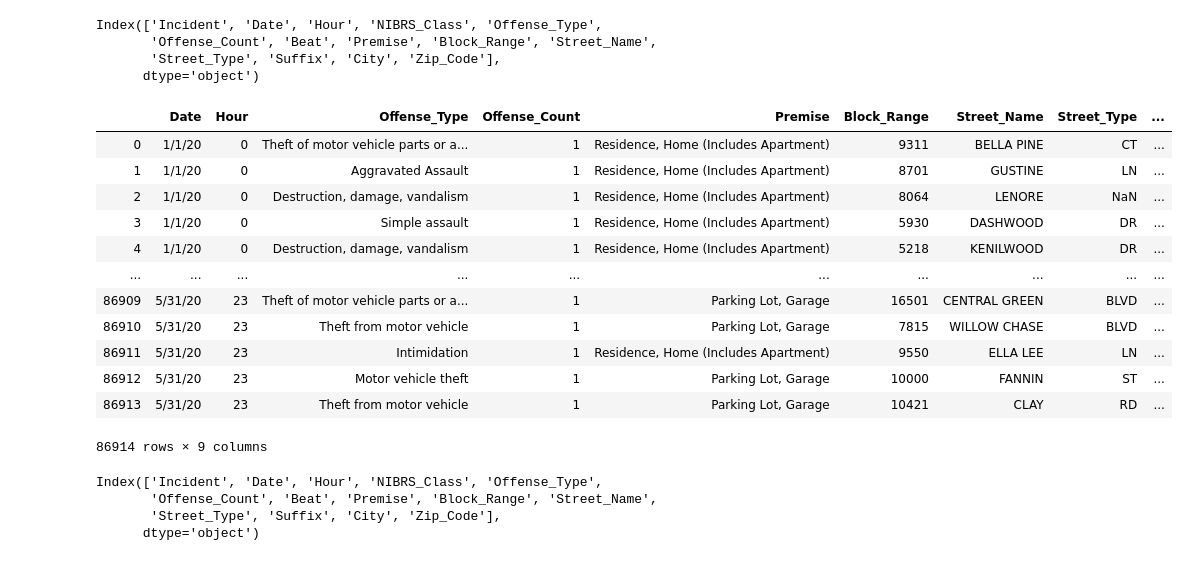
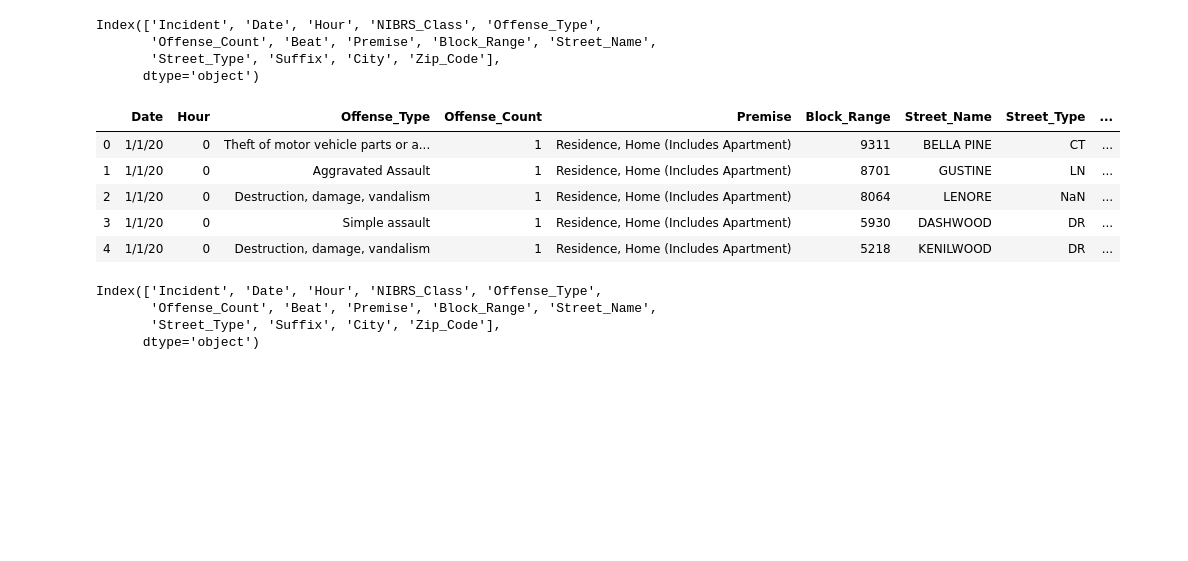
Before and after one commit to florin-vasiliu/Houston-Crime-Analysis, a Jupyter notebook: data_clean_up/data_clean_up.ipynb, the cells around one changed output. Saved outputs shown, nothing was run; the diff lists cells and outputs as text; code cells hidden in the pictures; blank space fills up the shorter version.

```diff
--- a/data_clean_up/data_clean_up.ipynb
+++ b/data_clean_up/data_clean_up.ipynb
@@ -22,21 +22,14 @@ Index(['Incident', 'Date', 'Hour', 'NIBRS_Class', 'Offense_Type',
 # %%
 # Only take 2020 data we need
 crime_2020_df = crime_2020_df[['Date','Hour','Offense_Type','Offense_Count','Premise','Block_Range','Street_Name','Street_Type','City']]
-crime_2020_df
+crime_2020_df.head()
 # %% [output]
 |  | Date | Hour | Offense_Type | Offense_Count | Premise | Block_Range | Street_Name | Street_Type | ... |
 | 0 | 1/1/20 | 0 | Theft of motor vehicle parts or a... | 1 | Residence, Home (Includes Apartment) | 9311 | BELLA PINE | CT | ... |
 | 1 | 1/1/20 | 0 | Aggravated Assault | 1 | Residence, Home (Includes Apartment) | 8701 | GUSTINE | LN | ... |
 | 2 | 1/1/20 | 0 | Destruction, damage, vandalism | 1 | Residence, Home (Includes Apartment) | 8064 | LENORE | NaN | ... |
 | 3 | 1/1/20 | 0 | Simple assault | 1 | Residence, Home (Includes Apartment) | 5930 | DASHWOOD | DR | ... |
 | 4 | 1/1/20 | 0 | Destruction, damage, vandalism | 1 | Residence, Home (Includes Apartment) | 5218 | KENILWOOD | DR | ... |
-| ... | ... | ... | ... | ... | ... | ... | ... | ... | ... |
-| 86909 | 5/31/20 | 23 | Theft of motor vehicle parts or a... | 1 | Parking Lot, Garage | 16501 | CENTRAL GREEN | BLVD | ... |
-| 86910 | 5/31/20 | 23 | Theft from motor vehicle | 1 | Parking Lot, Garage | 7815 | WILLOW CHASE | BLVD | ... |
-| 86911 | 5/31/20 | 23 | Intimidation | 1 | Residence, Home (Includes Apartment) | 9550 | ELLA LEE | LN | ... |
-| 86912 | 5/31/20 | 23 | Motor vehicle theft | 1 | Parking Lot, Garage | 10000 | FANNIN | ST | ... |
-| 86913 | 5/31/20 | 23 | Theft from motor vehicle | 1 | Parking Lot, Garage | 10421 | CLAY | RD | ... |
-86914 rows × 9 columns
 # %%
 # Clean 2019 Jan - Dec crime data
 
```
Also changed, not shown: parts of 7 cells of this notebook, 22 other files.
